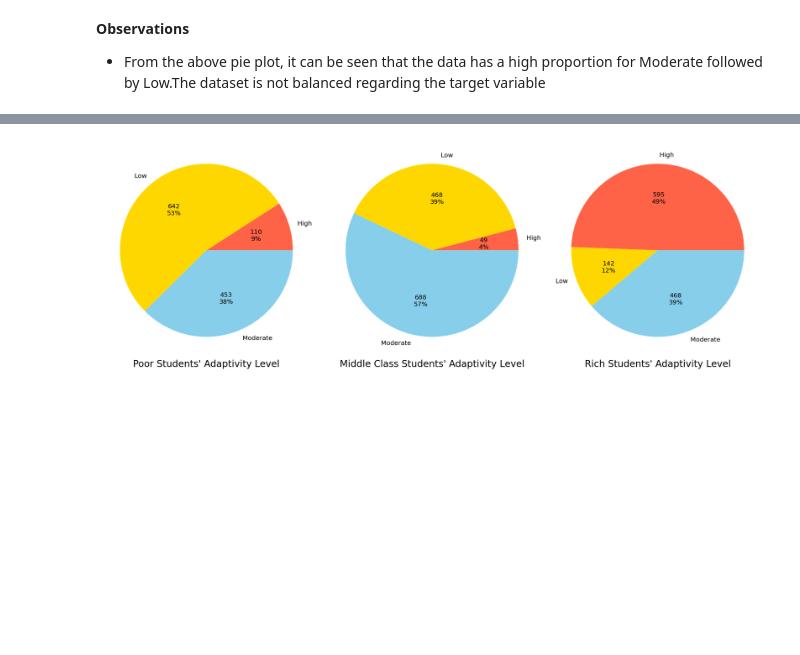
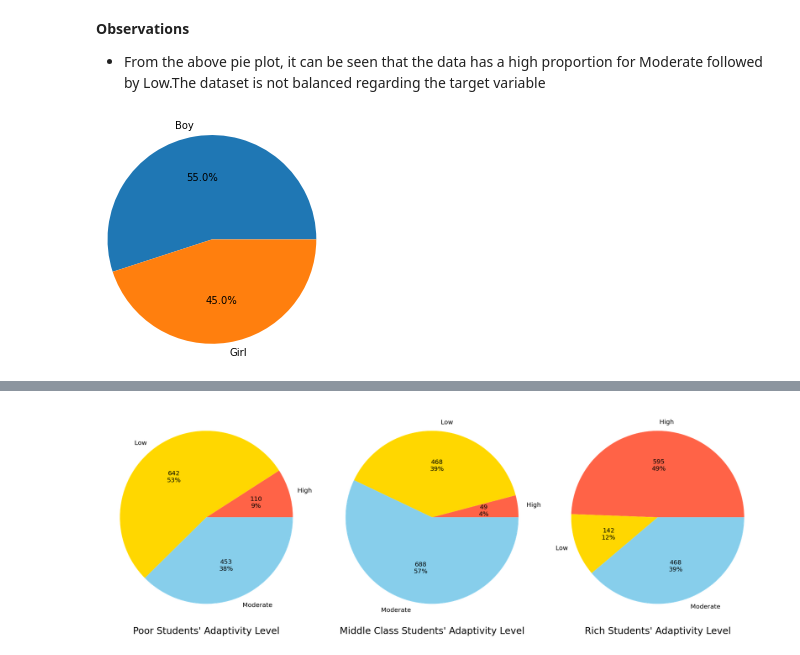
Before and after one commit to hungichansteve/Portfolio, a Jupyter notebook: Machine Learning using Python/Student Adaptability Level in Online Education.ipynb, the cells around one changed output, grey strips where cells are left out. Saved outputs shown, nothing was run; the diff lists cells and outputs as text; code cells hidden in the pictures; blank space fills up the shorter version.

```diff
--- a/Machine Learning using Python/Student Adaptability Level in Online Education.ipynb
+++ b/Machine Learning using Python/Student Adaptability Level in Online Education.ipynb
@@ -138,3 +122,9 @@ plt.show()
 **Observations**
 
 * From the above pie plot, it can be seen that the data has a high proportion for Moderate followed by Low.The dataset is not balanced regarding the target variable
+# %%
+plt.pie(df['Gender'].value_counts(), autopct = '%.1f%%', radius = 1.2, labels = ['Boy', 'Girl'])
+
+plt.show()
+# %% [output]
+[figure, added]
```
Also changed, not shown: parts of 54 cells of this notebook.
